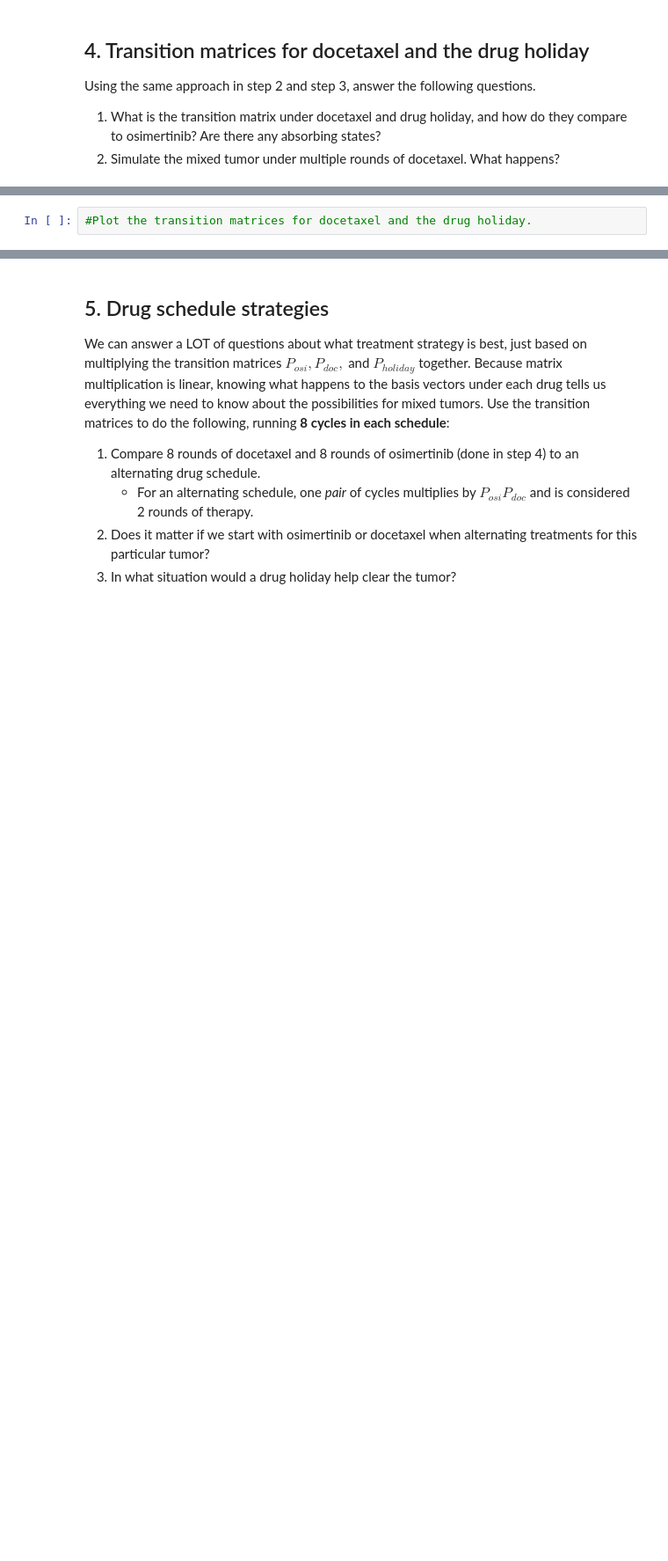
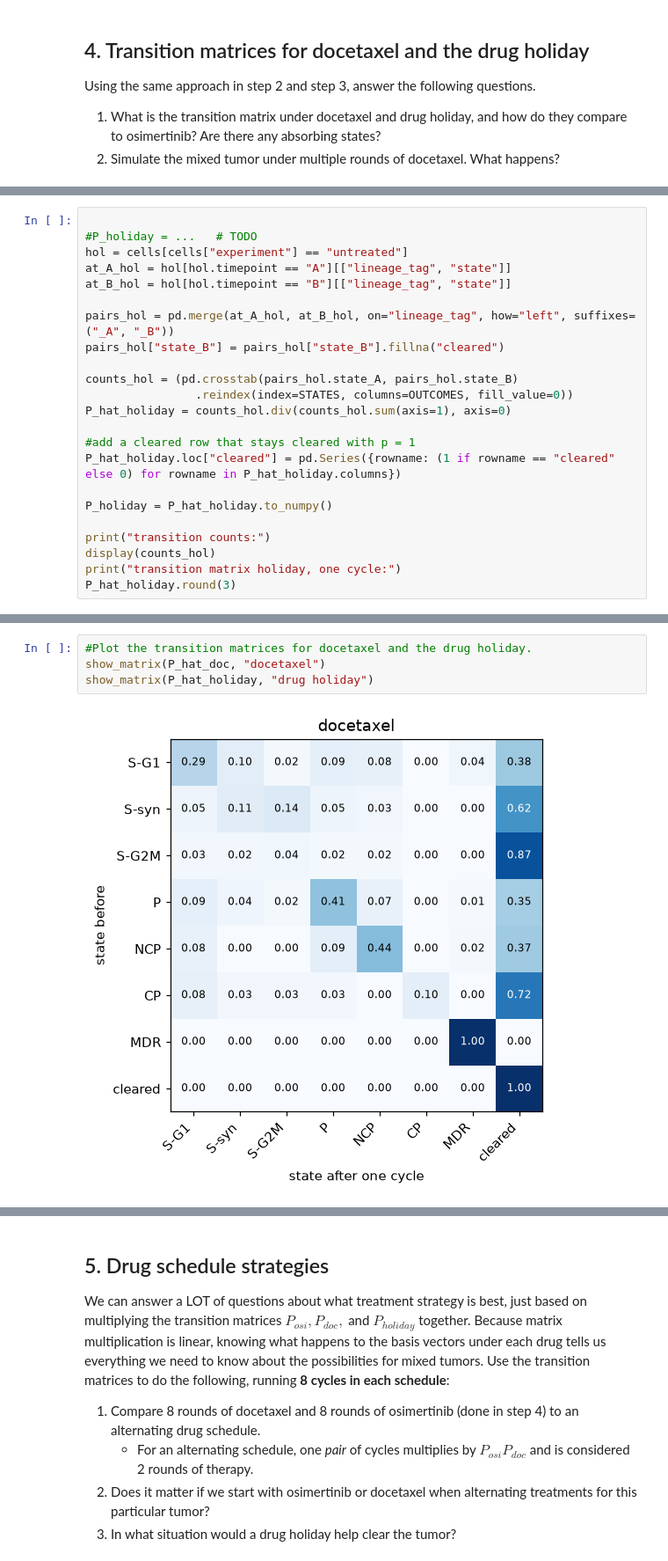
Before and after one commit to jackkovach1/UU_F26_templates, a Jupyter notebook: Week10/thursday_lab/Lab09_markov_chain.ipynb, the cells around one changed output, grey strips where cells are left out. Shown at 88% size. Cells and saved outputs as stored; diff of their text form; blank space fills up the shorter version.

```diff
--- a/Week10/thursday_lab/Lab09_markov_chain.ipynb
+++ b/Week10/thursday_lab/Lab09_markov_chain.ipynb
@@ -247,0 +404,23 @@ P_holiday = ...   # TODO
+# %%
+
+#P_holiday = ...   # TODO
+hol = cells[cells["experiment"] == "untreated"]
+at_A_hol = hol[hol.timepoint == "A"][["lineage_tag", "state"]]
+at_B_hol = hol[hol.timepoint == "B"][["lineage_tag", "state"]]
+
+pairs_hol = pd.merge(at_A_hol, at_B_hol, on="lineage_tag", how="left", suffixes=("_A", "_B"))
+pairs_hol["state_B"] = pairs_hol["state_B"].fillna("cleared")
+
+counts_hol = (pd.crosstab(pairs_hol.state_A, pairs_hol.state_B)
+                .reindex(index=STATES, columns=OUTCOMES, fill_value=0))
+P_hat_holiday = counts_hol.div(counts_hol.sum(axis=1), axis=0)
+
+#add a cleared row that stays cleared with p = 1
+P_hat_holiday.loc["cleared"] = pd.Series({rowname: (1 if rowname == "cleared" else 0) for rowname in P_hat_holiday.columns})
+
+P_holiday = P_hat_holiday.to_numpy()
+
+print("transition counts:")
+display(counts_hol)
+print("transition matrix holiday, one cycle:")
+P_hat_holiday.round(3)
@@ -248,2 +449,6 @@ P_holiday = ...   # TODO
 # %%
 #Plot the transition matrices for docetaxel and the drug holiday.
+show_matrix(P_hat_doc, "docetaxel")
+show_matrix(P_hat_holiday, "drug holiday")
+# %% [output]
+[figure, added]
```
Also changed, not shown: parts of 42 cells of this notebook.
